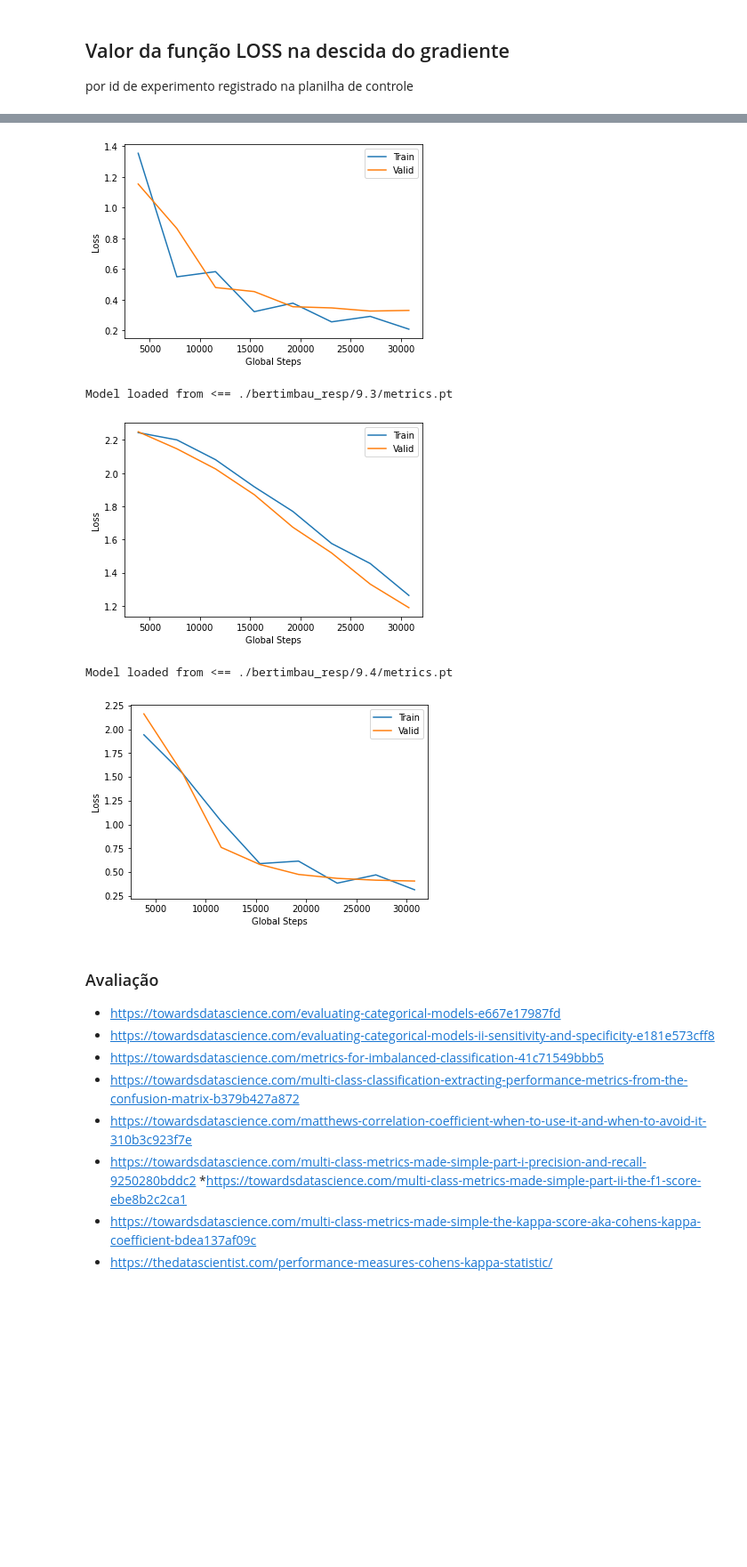
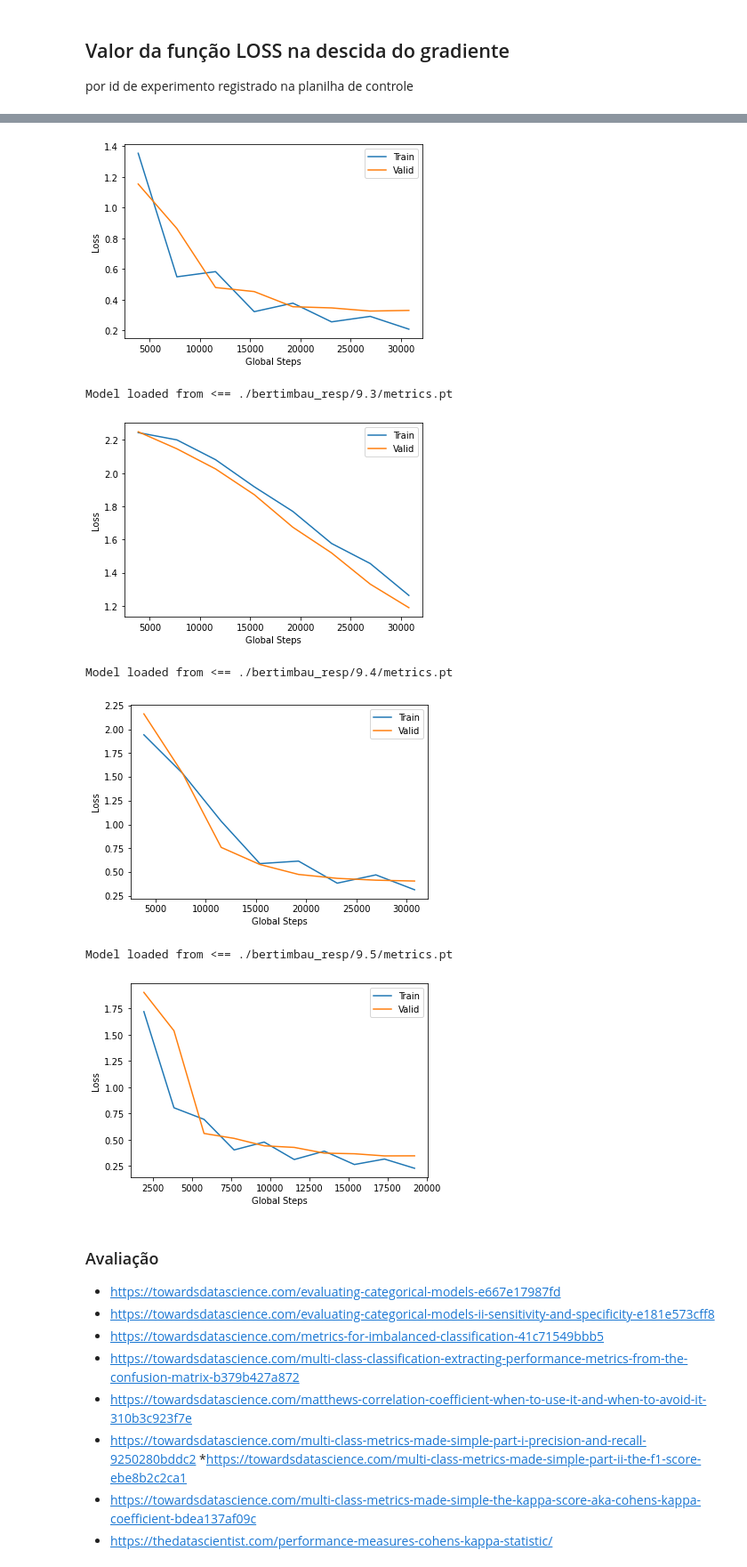
Before and after one commit to HedersonSantos/Noticias, a Jupyter notebook: BERT/BERTimbau_Large.ipynb, the cells around one changed output, grey strips where cells are left out. Shown at 89% size. Cells and saved outputs as stored; diff of their text form; code cells hidden in the pictures; blank space fills up the shorter version.

```diff
--- a/BERT/BERTimbau_Large.ipynb
+++ b/BERT/BERTimbau_Large.ipynb
@@ -161,7 +161,7 @@ text,category_nro
 # %%
 #https://towardsdatascience.com/multi-class-text-classification-with-deep-learning-using-bert-b59ca2f5c613
 #Model hyper-parameter
-MAX_SEQ_LEN = 600 #limita os artigos em 128 tokens. BERTimbau base é limitado em 512 tokens por texto.
+MAX_SEQ_LEN = 2000 #limita os artigos em 128 tokens. BERTimbau base é limitado em 512 tokens por texto.
 PAD_INDEX = tokenizer.convert_tokens_to_ids(tokenizer.pad_token)
 UNK_INDEX = tokenizer.convert_tokens_to_ids(tokenizer.unk_token)
 bs = 4
@@ -367,7 +367,7 @@ device(type='cuda', index=0)
 %%time
 qtd_categories=[10]
 #token_train, token_valid, token_test = [],[],[]
-id_planilha = [9.5]
+id_planilha = [9.6]
 dataset = [5]
 n_epoca = 5
 for idx, (id_, amostra) in enumerate(zip(id_planilha,dataset)):
@@ -416,28 +430,30 @@ test.csv  train.csv  valid.csv
 ## Valor da função LOSS na descida do gradiente
 por id de experimento registrado na planilha de controle
 # %%
-id_planilha = [9,9.1,9.2,9.3,9.4]
+id_planilha = [9,9.1,9.2,9.3,9.4,9.5]
 for id_ in id_planilha:
   file_path = destination_folder + "/"+str(id_)
   train_loss_list, valid_loss_list, global_steps_list = load_metrics(file_path + '/metrics.pt')
   plt.plot(global_steps_list, train_loss_list, label='Train')
   plt.plot(global_steps_list, valid_loss_list, label='Valid')
   plt.xlabel('Global Steps')
   plt.ylabel('Loss')
   plt.title = 'Resultado do Treino id ' + str(id_)
   plt.legend()
   plt.show()
 # %% [output]
 Model loaded from <== ./bertimbau_resp/9/metrics.pt
 [figure]
 Model loaded from <== ./bertimbau_resp/9.1/metrics.pt
 [figure]
 Model loaded from <== ./bertimbau_resp/9.2/metrics.pt
 [figure]
 Model loaded from <== ./bertimbau_resp/9.3/metrics.pt
 [figure]
 Model loaded from <== ./bertimbau_resp/9.4/metrics.pt
 [figure]
+Model loaded from <== ./bertimbau_resp/9.5/metrics.pt
+[figure, added]
 # %% [markdown]
 ### Avaliação
 * https://towardsdatascience.com/evaluating-categorical-models-e667e17987fd
```
Also changed, not shown: parts of 2 cells of this notebook.
